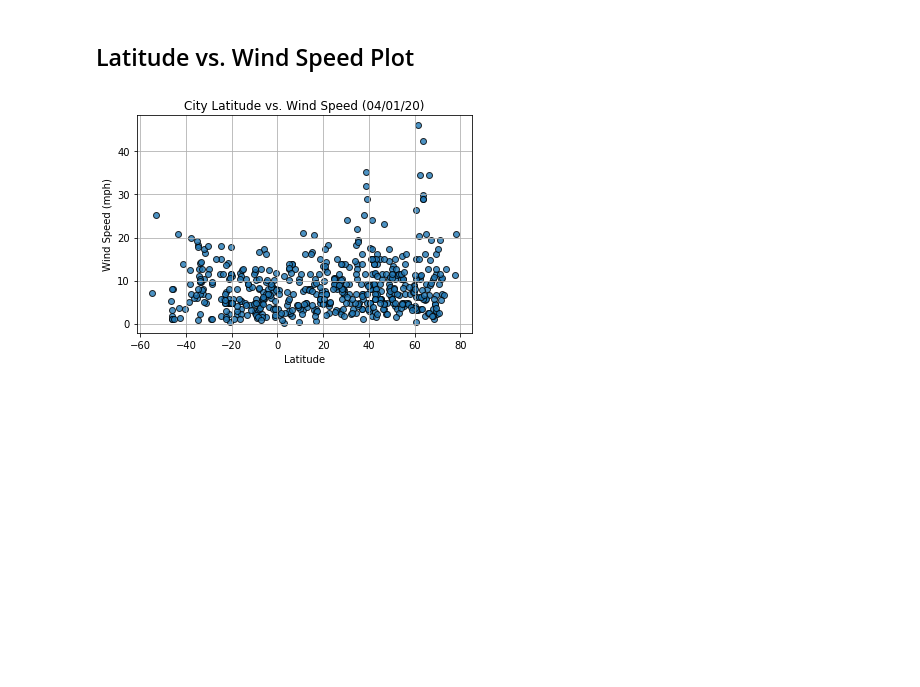
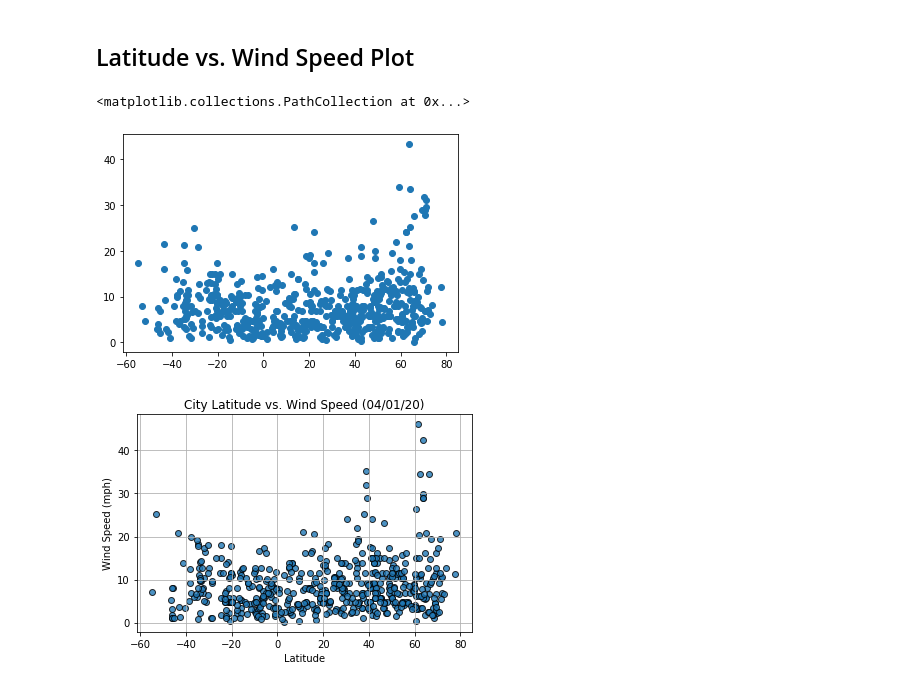
Before and after one commit to a-prospero/python-api-challenge, a Jupyter notebook: WeatherPy/WeatherPy.ipynb, the cells around one changed output. Drawn from its saved outputs; the diff is of its cells as text; code cells hidden in the pictures; blank space fills up the shorter version.

```diff
--- a/WeatherPy/WeatherPy.ipynb
+++ b/WeatherPy/WeatherPy.ipynb
@@ -253,6 +291,11 @@ Int64Index([], dtype='int64')
 [figure]
 # %% [markdown]
 ## Latitude vs. Wind Speed Plot
+# %%
+plt.scatter(weather_data["Lat"], weather_data["Wind Speed"])
+# %% [output]
+<matplotlib.collections.PathCollection at 0x...>
+[figure, added]
 # %%
 # %% [output]
 [figure]
```
Also changed, not shown: parts of 17 cells of this notebook, 3 other files.
